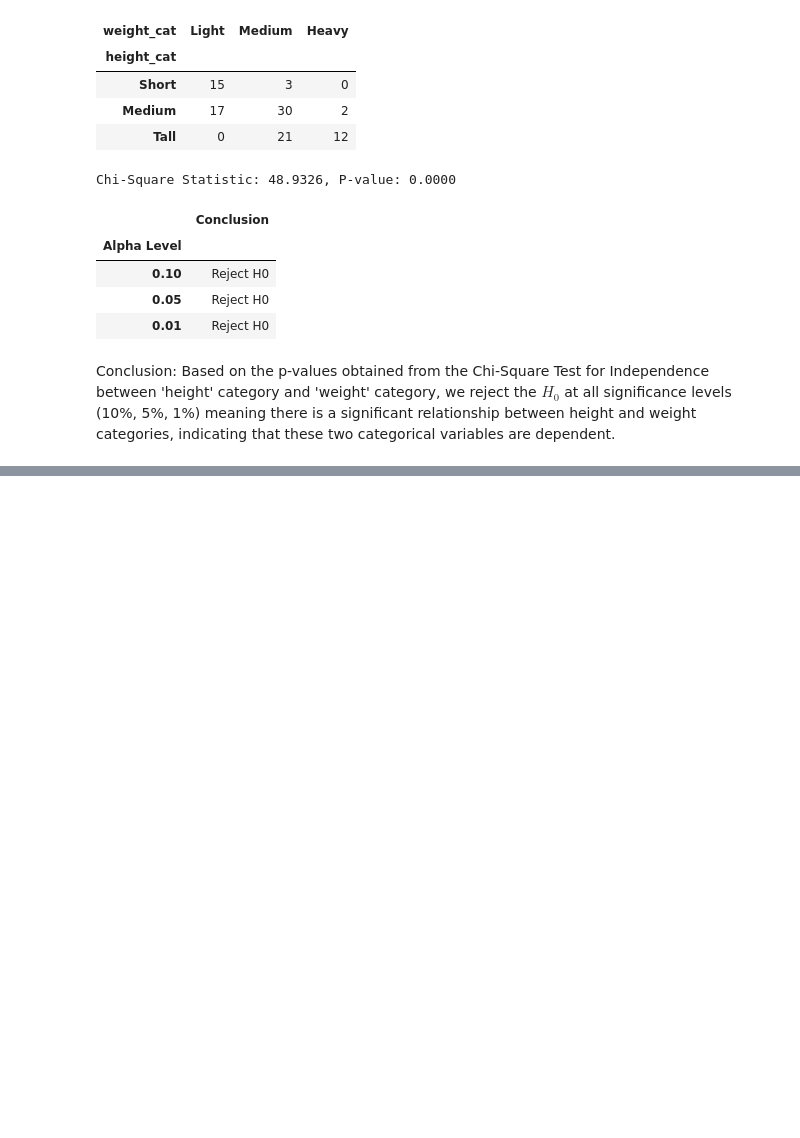
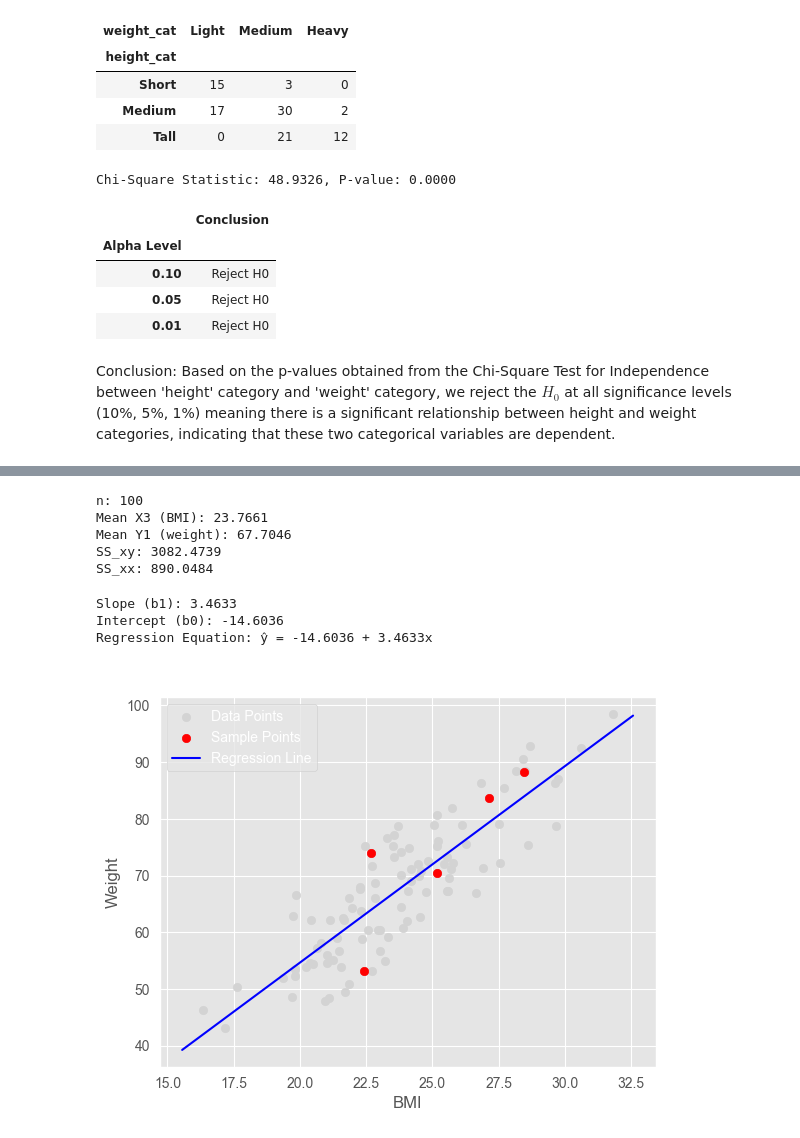
Before and after one commit to dattali18/statistics_msc_course, a Jupyter notebook: code/statistics_project.ipynb, the cells around one changed output, grey strips where cells are left out. Drawn from its saved outputs; the diff is of its cells as text; code cells hidden in the pictures; blank space fills up the shorter version.

```diff
--- a/code/statistics_project.ipynb
+++ b/code/statistics_project.ipynb
@@ -1474,0 +1959,56 @@ Conclusion: Based on the p-values obtained from the Chi-Square Test for Independ
+# %%
+# let's do the calculations by hand
+
+n = len(data3)
+mean_x3 = data3['X3 (BMI)'].mean()
+mean_y1 = data3['Y1 (weight)'].mean()
+
+# calculate SS_xy and SS_xx
+data3['xy_diff'] = (data3['X3 (BMI)'] - mean_x3) * (data3['Y1 (weight)'] - mean_y1)
+data3['xx_diff'] = (data3['X3 (BMI)'] - mean_x3) ** 2
+
+SS_xy = data3['xy_diff'].sum()
+SS_xx = data3['xx_diff'].sum()
+
+# print the intermediate calculations
+print(f"n: {n}")
+print(f"Mean X3 (BMI): {mean_x3:.4f}")
+print(f"Mean Y1 (weight): {mean_y1:.4f}")
+print(f"SS_xy: {SS_xy:.4f}")
+print(f"SS_xx: {SS_xx:.4f}")
+# %% [output]
+n: 100
+Mean X3 (BMI): 23.7661
+Mean Y1 (weight): 67.7046
+SS_xy: 3082.4739
+SS_xx: 890.0484
+# %%
+# let's calculate coefficients
+b1 = SS_xy / SS_xx
+b0 = mean_y1 - b1 * mean_x3
+print(f"Slope (b1): {b1:.4f}")
+print(f"Intercept (b0): {b0:.4f}")
+# regression equation
+print(f"Regression Equation: ŷ = {b0:.4f} + {b1:.4f}x")
+# %% [output]
+Slope (b1): 3.4633
+Intercept (b0): -14.6036
+Regression Equation: ŷ = -14.6036 + 3.4633x
+# %%
+# let's plot regression line and sample points
+
+sample_points = data3.sample(n=5, random_state=42)
+
+plt.scatter(data3['X3 (BMI)'], data3['Y1 (weight)'], color='lightgray', label='Data Points')
+plt.scatter(sample_points['X3 (BMI)'], sample_points['Y1 (weight)'], color='red', label='Sample Points')
+# regression line
+x_vals = np.array(plt.gca().get_xlim())
+y_vals = b0 + b1 * x_vals
+plt.plot(x_vals, y_vals, color='blue', label='Regression Line')
+plt.xlabel('BMI')
+plt.ylabel('Weight')
+plt.title('Regression of Weight on BMI')
+plt.legend()
+plt.show()
+# %% [output]
+[figure, added]
```
Also changed, not shown: parts of 43 cells of this notebook.
